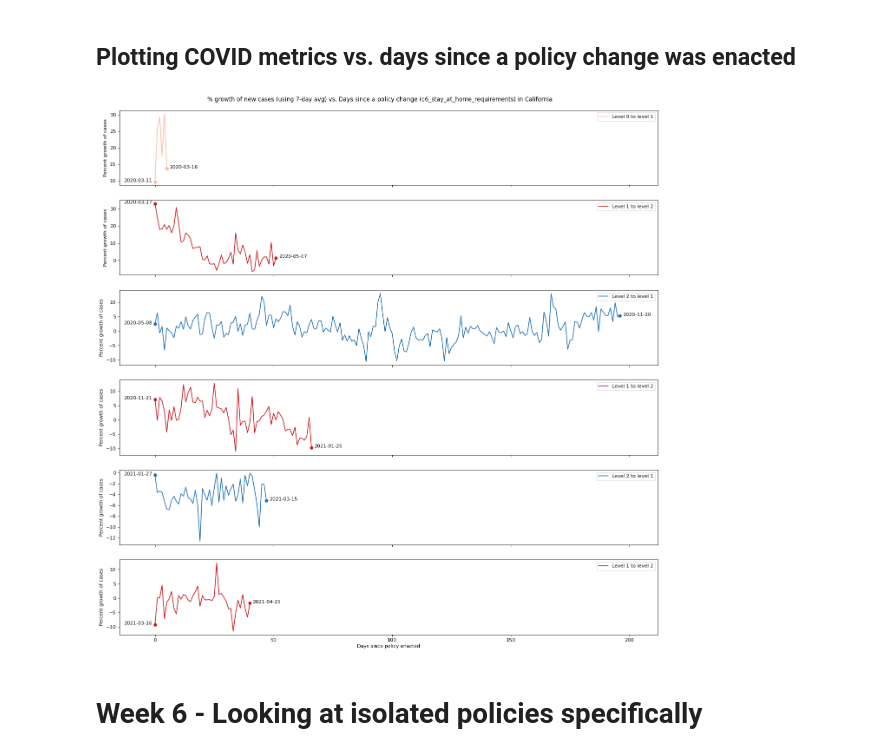
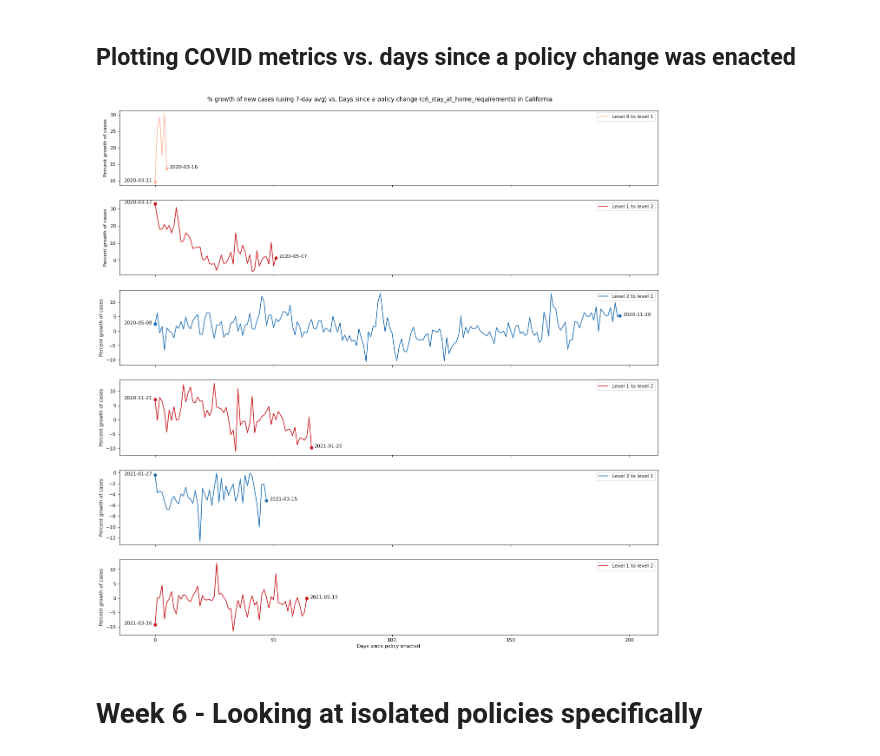
Before and after one commit to sashafomina/covid_policy_analysis, a Jupyter notebook: cs156b_plots_tk.ipynb, the cells around one changed output. Drawn from its saved outputs; the diff is of its cells as text; code cells hidden in the pictures.

Commit message:
updated covid data, trying to figure out how to do nle on logistic curve

```diff
--- a/cs156b_plots_tk.ipynb
+++ b/cs156b_plots_tk.ipynb
@@ -270,13 +270,13 @@ def plot_state_policy_cases_timeline(merged_df, state, policy_type, tightened=Tr
 # %%
 # Plot policy changes for a given state given a policy
 policy = 'c6_stay_at_home_requirements'
 state = 'California'
 start_date = '2020-01-01'
-end_date = '2021-04-28'
+end_date = '2021-05-21'
 state_df = make_state_policy_df(us_filled_policy_data_df, us_state_daily, start_date, end_date, state)
 plot_state_policy_cases_timeline(state_df, state, policy, True)
 # %% [output]
-[figure, old version]
+[figure, new version]
 # %% [markdown]
 # Week 6 - Looking at isolated policies specifically
 # %%
```
